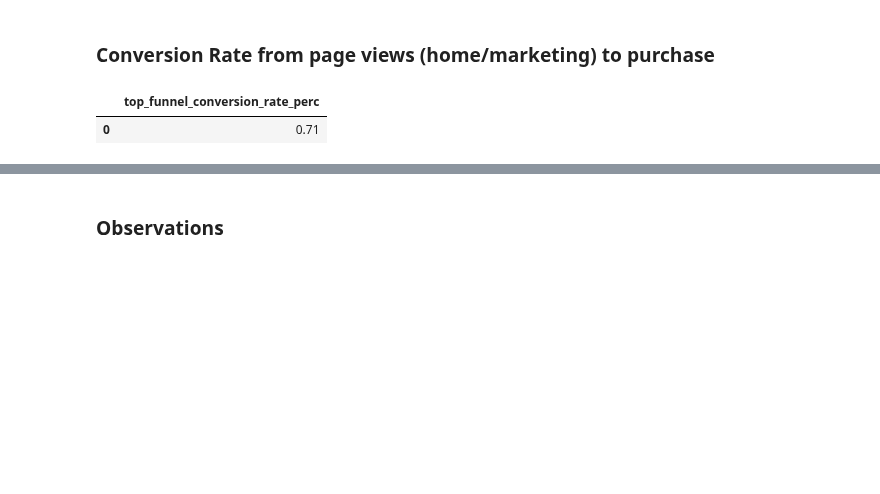
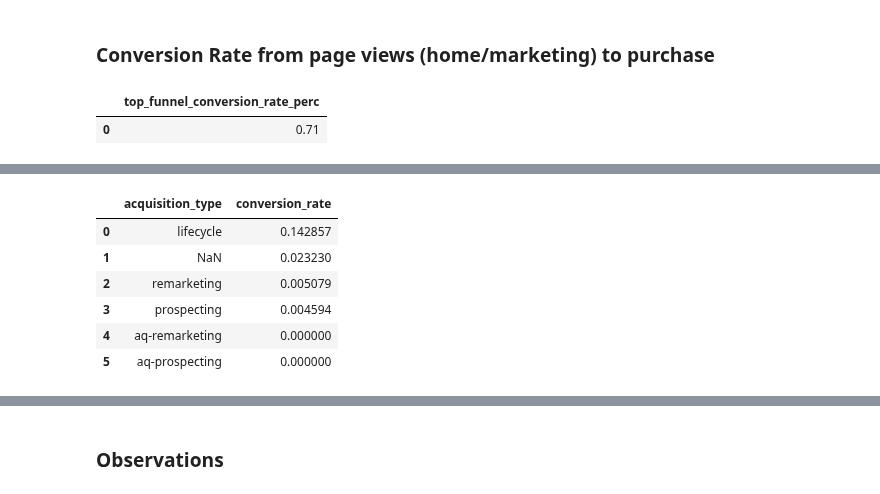
Before and after one commit to mindyng/2023-Business-Projects, a Jupyter notebook: masterclass-user-behavior-analysis-v2.ipynb, the cells around one changed output, grey strips where cells are left out. Cells and saved outputs as stored; diff of their text form; code cells hidden in the pictures; blank space fills up the shorter version.

```diff
--- a/masterclass-user-behavior-analysis-v2.ipynb
+++ b/masterclass-user-behavior-analysis-v2.ipynb
@@ -1309,0 +1391,18 @@ duckdb.query(query).df()
+# %%
+query = """
+select acquisition_type
+, count(buyer_id)/count(*) as conversion_rate
+from conversion
+
+group by 1
+order by 2 desc
+"""
+duckdb.query(query).df()
+# %% [output]
+|  | acquisition_type | conversion_rate |
+| 0 | lifecycle | 0.142857 |
+| 1 | NaN | 0.023230 |
+| 2 | remarketing | 0.005079 |
+| 3 | prospecting | 0.004594 |
+| 4 | aq-remarketing | 0.000000 |
+| 5 | aq-prospecting | 0.000000 |
```
Also changed, not shown: parts of 7 cells of this notebook.
